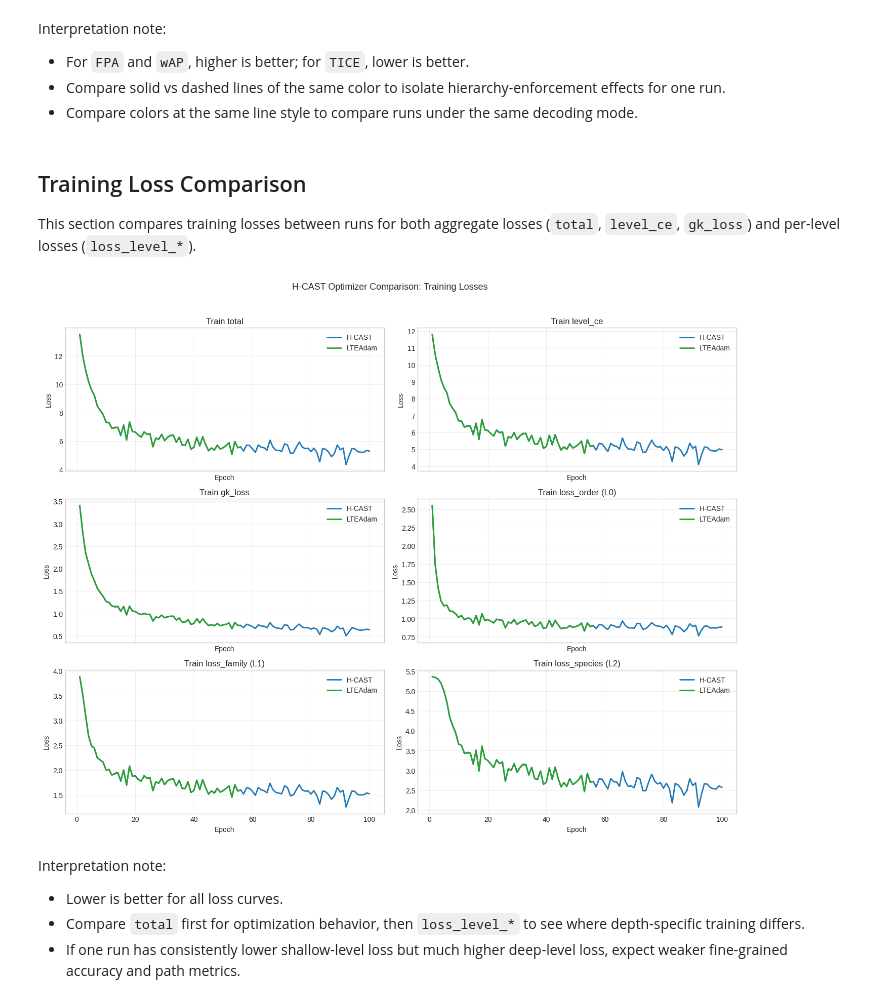
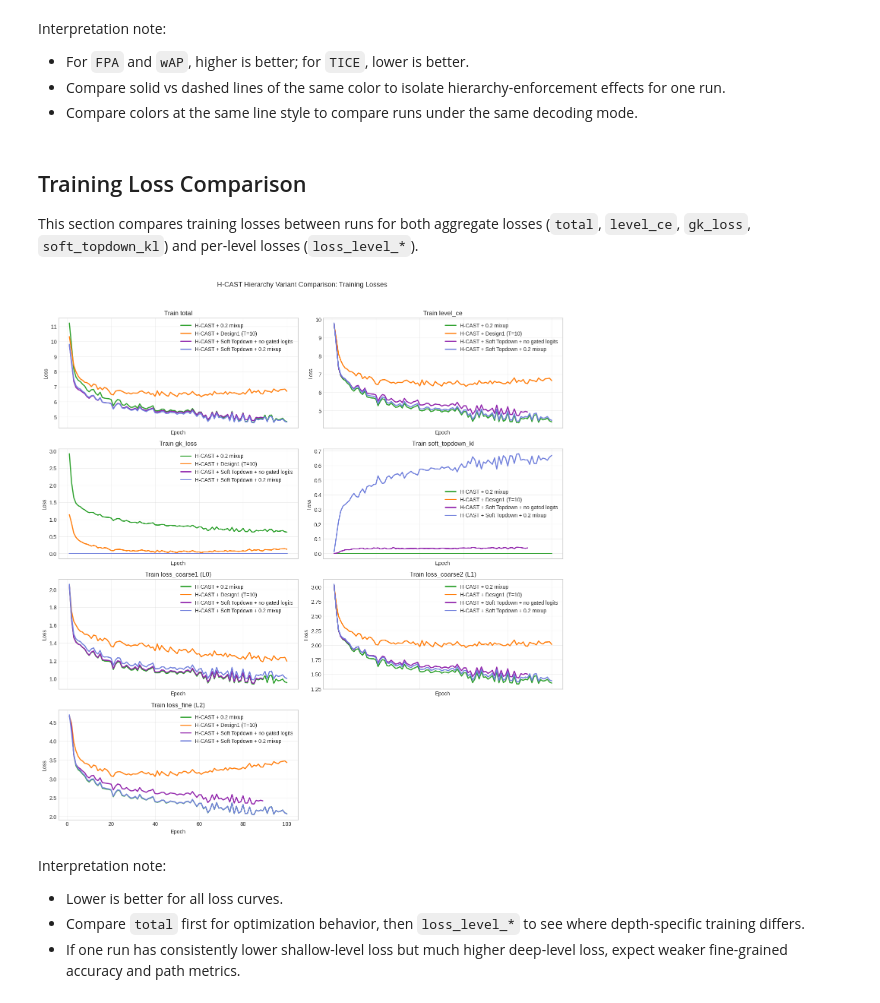
Before and after one commit to Gianma23/lexicographic_deep_learning_detailed_study, a Jupyter notebook: notebooks/hcast_optimizer_comparison.ipynb, the cells around one changed output. Saved outputs shown, nothing was run; the diff lists cells and outputs as text; code cells hidden in the pictures.

```diff
--- a/notebooks/hcast_optimizer_comparison.ipynb
+++ b/notebooks/hcast_optimizer_comparison.ipynb
@@ -235,20 +235,24 @@ def get_level_label(level_idx, run_data):
 # -------- Configuration --------
 RUN_SPECS = [
     {
-        'label': 'H-CAST',
-        'run_dir': OUTPUTS_ROOT / 'hcast_cub200',
-        'color': '#1f77b4',
+        'label': 'H-CAST + 0.2 mixup',
+        'run_dir': OUTPUTS_ROOT / 'hcast_cifar100_0.2mix',
+        'color': '#2ca02c',
     },
     {
-        'label': 'Adam',
-        # Update this path if your Adam run has a different folder name.
-        'run_dir': OUTPUTS_ROOT / 'hcast_cub200_adam',
+        'label': 'H-CAST + Design1 (T=10)',
+        'run_dir': OUTPUTS_ROOT / 'hcast_design1_cifar100_temp10',
         'color': '#ff7f0e',
     },
     {
-        'label': 'LTEAdam',
-        'run_dir': OUTPUTS_ROOT / 'hcast_cub200_lteadamw',
-        'color': '#2ca02c',
+        'label': 'H-CAST + Soft Topdown + no gated logits',
+        'run_dir': OUTPUTS_ROOT / 'hcast_soft_topdown_cifar100_nogated',
+        'color': "#9022ab",
+    },
+    {
+        'label': 'H-CAST + Soft Topdown + 0.2 mixup',
+        'run_dir': OUTPUTS_ROOT / 'hcast_soft_topdown_cifar100_0.2mixup',
+        'color': "#7180dc",
     },
 ]
 
@@ -284,12 +288,23 @@ for run in RUNS:
     parsed.update(run)
 
     cfg_path = parsed['run_dir'] / 'config_resolved.yaml'
-    optimizer_name = 'unknown'
+    variant_name = 'baseline'
     if cfg_path.exists():
         cfg = load_yaml(cfg_path) or {}
-        optimizer_name = str(cfg.get('optim', {}).get('name', 'unknown'))
+        model_cfg = cfg.get('model', {})
+        tags = []
+        design1_cfg = model_cfg.get('design1', {})
+        if bool(design1_cfg.get('enabled', False)):
+            design1_temp = design1_cfg.get('temperature', 'n/a')
+            tags.append(f"design1 (temp={design1_temp})")
+        soft_topdown_cfg = model_cfg.get('soft_topdown', {})
+        if bool(soft_topdown_cfg.get('enabled', False)):
+            use_gated = bool(soft_topdown_cfg.get('use_gated_logits', True))
+            tags.append(f"soft-topdown (gated={use_gated})")
+        if tags:
+            variant_name = ' + '.join(tags)
 
-    parsed['optimizer_name'] = optimizer_name
+    parsed['variant_name'] = variant_name
     run_data_list.append(parsed)
 
 for run_data in run_data_list:
@@ -297,7 +312,7 @@ for run_data in run_data_list:
     best_epoch = run_data['best_epoch_event']['epoch'] if run_data['best_epoch_event'] else None
     best_score = run_data['best_epoch_event']['rank_score'] if run_data['best_epoch_event'] else None
     print(
-        f"{run_data['label']} ({run_data['optimizer_name']}): "
+        f"{run_data['label']} ({run_data['variant_name']}): "
         f"epochs={epoch_count}, best_epoch={best_epoch}, best_score={best_score}"
     )
 # %% [output]
@@ -378,14 +393,14 @@ Interpretation note:
 # %% [markdown]
 ## Training Loss Comparison
 
-This section compares training losses between runs for both aggregate losses (`total`, `level_ce`, `gk_loss`) and per-level losses (`loss_level_*`).
+This section compares training losses between runs for both aggregate losses (`total`, `level_ce`, `gk_loss`, `soft_topdown_kl`) and per-level losses (`loss_level_*`).
 # %%
 def get_train_loss_series(epoch_events, loss_key):
     epochs = [int(event['epoch']) for event in epoch_events]
     values = [float(event.get('train_losses', {}).get(loss_key, np.nan)) for event in epoch_events]
     return np.array(epochs, dtype=np.int32), np.array(values, dtype=np.float64)
 
-aggregate_loss_keys = ['total', 'level_ce', 'gk_loss']
+aggregate_loss_keys = ['total', 'level_ce', 'gk_loss', 'soft_topdown_kl']
 level_loss_ids = sorted({
     int(key.rsplit('_', 1)[-1])
     for run_data in run_data_list
@@ -400,35 +415,35 @@ for level_idx in level_loss_ids:
     metric_specs.append((f'loss_level_{level_idx}', f'loss_{level_name} (L{level_idx})'))
 
 n_metrics = len(metric_specs)
 ncols = 2
 nrows = int(np.ceil(n_metrics / ncols))
 fig, axes = plt.subplots(nrows, ncols, figsize=(14, 3.6 * nrows), sharex=True)
 axes = np.array(axes).reshape(-1)
 
 for ax, (metric_key, metric_title) in zip(axes, metric_specs):
     for run_data in run_data_list:
         epochs, values = get_train_loss_series(run_data['epoch_events'], metric_key)
         ax.plot(
             epochs,
             values,
             label=run_data['label'],
             color=run_data['color'],
             linewidth=2.0,
         )
     ax.set_title(f'Train {metric_title}')
     ax.set_xlabel('Epoch')
     ax.set_ylabel('Loss')
     ax.grid(True, alpha=0.3)
     ax.legend()
 
 for ax in axes[n_metrics:]:
     ax.axis('off')
 
-plt.suptitle('H-CAST Optimizer Comparison: Training Losses', y=1.02, fontsize=13)
+plt.suptitle('H-CAST Hierarchy Variant Comparison: Training Losses', y=1.02, fontsize=13)
 plt.tight_layout()
 plt.show()
 # %% [output]
-[figure, old version]
+[figure, new version]
 # %% [markdown]
 Interpretation note:
 - Lower is better for all loss curves.
```
Also changed, not shown: parts of 8 cells of this notebook, 28 other files.
